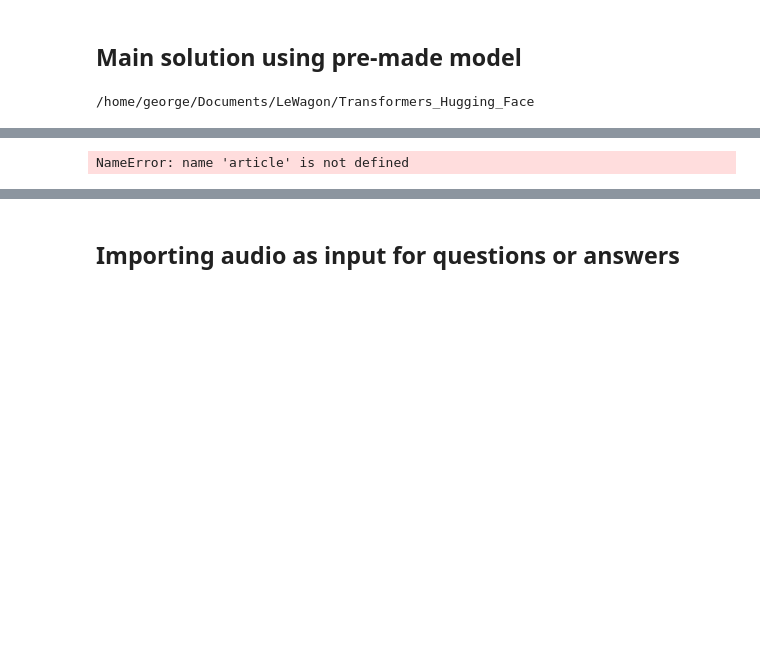
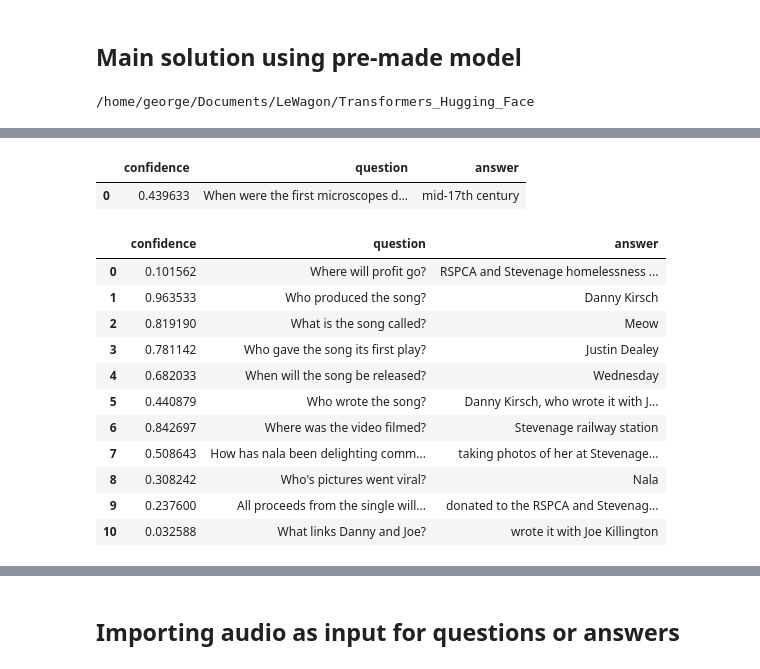
Before and after one commit to sjacob-07/quizachu, a Jupyter notebook: notebooks/GRDWilliams_answer_questions.ipynb, the cells around one changed output, grey strips where cells are left out. Cells and saved outputs as stored; diff of their text form; code cells hidden in the pictures; blank space fills up the shorter version.

```diff
--- a/notebooks/GRDWilliams_answer_questions.ipynb
+++ b/notebooks/GRDWilliams_answer_questions.ipynb
@@ -120,8 +128,23 @@ User can define how many questions are required and the minimum confidence level
             print(f"Here are your {n} questions")
 
     return selected_questions
-# %%
-"""Testing function with scraped article"""
-select_questions(article, questions, 0.3, 7)
-# %% [output]
-NameError: name 'article' is not defined
+# %%
+answer_questions_with_confidence(result_text, ['When were the first microscopes developed?'])
+# %% [output]
+|  | confidence | question | answer |
+| 0 | 0.439633 | When were the first microscopes d... | mid-17th century |
+# %%
+answer_questions_with_confidence(bbc_article_text, bbc_cat_questions)
+# %% [output]
+|  | confidence | question | answer |
+| 0 | 0.101562 | Where will profit go? | RSPCA and Stevenage homelessness ... |
+| 1 | 0.963533 | Who produced the song? | Danny Kirsch |
+| 2 | 0.819190 | What is the song called? | Meow |
+| 3 | 0.781142 | Who gave the song its first play? | Justin Dealey |
+| 4 | 0.682033 | When will the song be released? | Wednesday |
+| 5 | 0.440879 | Who wrote the song? | Danny Kirsch, who wrote it with J... |
+| 6 | 0.842697 | Where was the video filmed? | Stevenage railway station |
+| 7 | 0.508643 | How has nala been delighting comm... | taking photos of her at Stevenage... |
+| 8 | 0.308242 | Who's pictures went viral? | Nala |
+| 9 | 0.237600 | All proceeds from the single will... | donated to the RSPCA and Stevenag... |
+| 10 | 0.032588 | What links Danny and Joe? | wrote it with Joe Killington |
```
Also changed, not shown: parts of 22 cells of this notebook, 8 other files.
